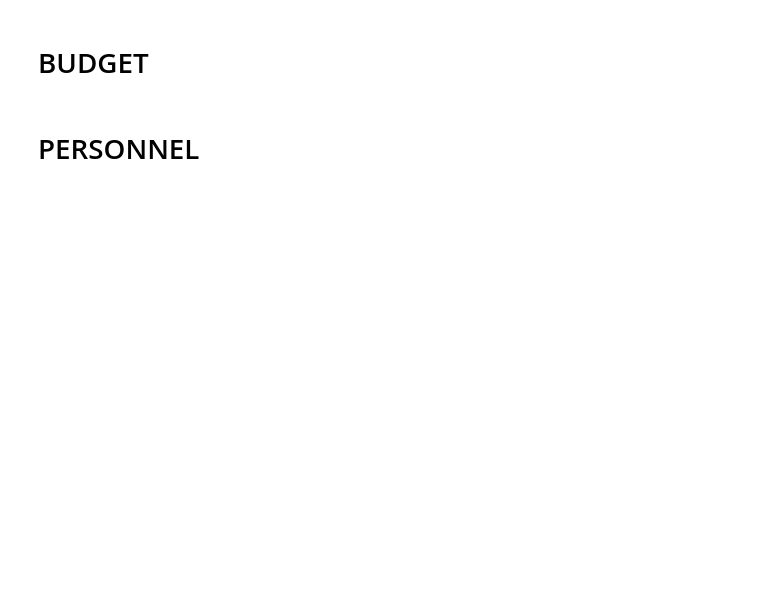
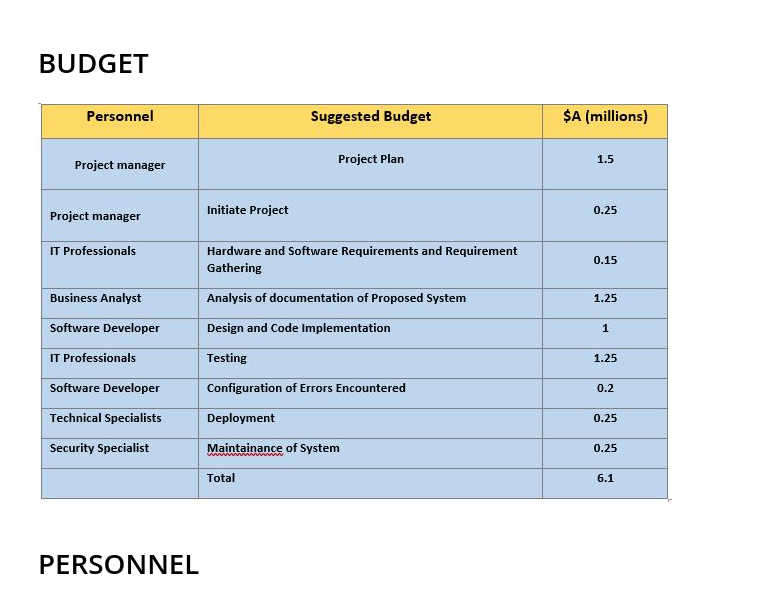
Before and after one commit to haishan-shi/A1, a Jupyter notebook: A3_Pitch and Plan for Solving a Domain Problem.ipynb, the cells around one changed output. Saved outputs shown, nothing was run; the diff lists cells and outputs as text; code cells hidden in the pictures; blank space fills up the shorter version.

```diff
--- a/A3_Pitch and Plan for Solving a Domain Problem.ipynb
+++ b/A3_Pitch and Plan for Solving a Domain Problem.ipynb
@@ -96,4 +98,9 @@ Image('/content/Gantt Chart.JPG')
 # %% [markdown]
 # BUDGET
+# %%
+from IPython.display import Image
+Image('/content/sbudget.JPG')
+# %% [output]
+[figure, added]
 # %% [markdown]
 # PERSONNEL
```
Also changed, not shown: parts of 4 cells of this notebook.
